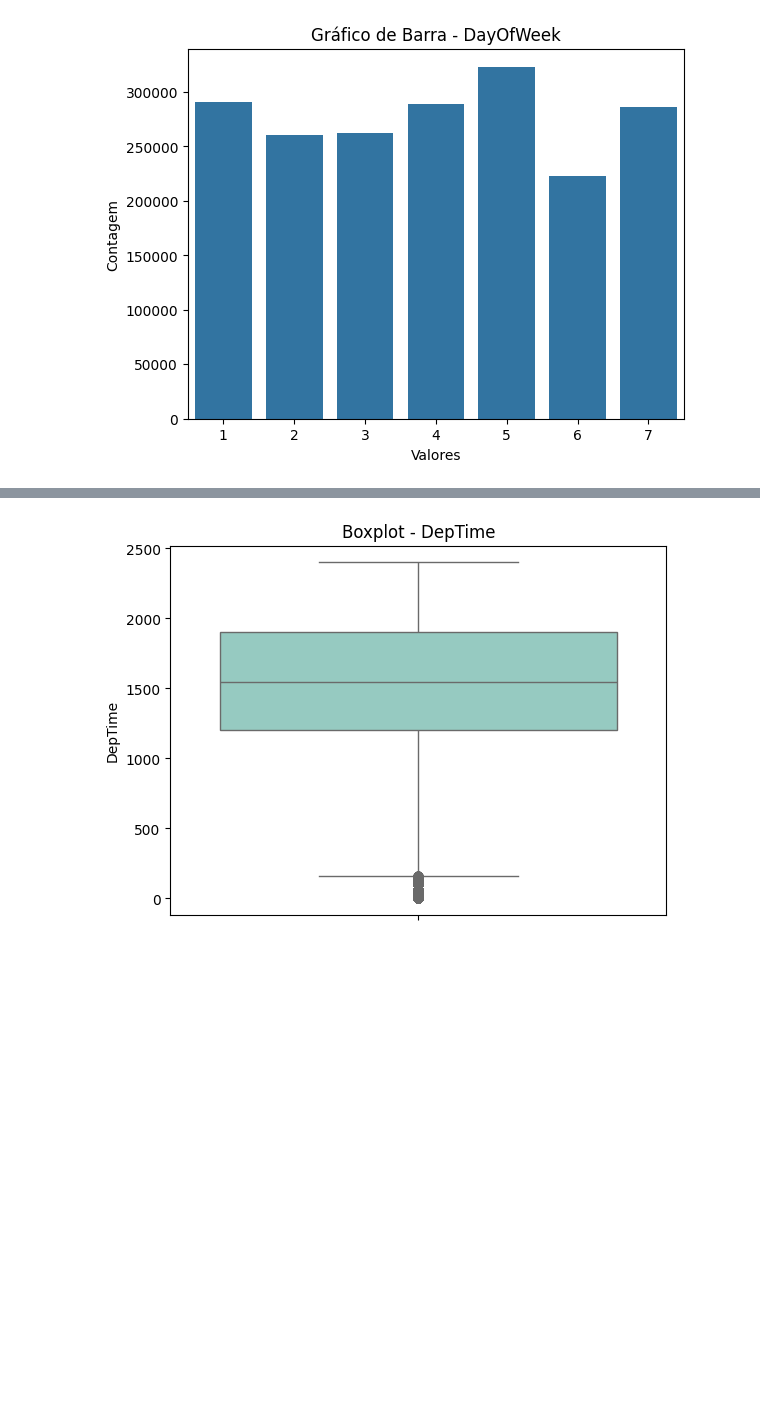
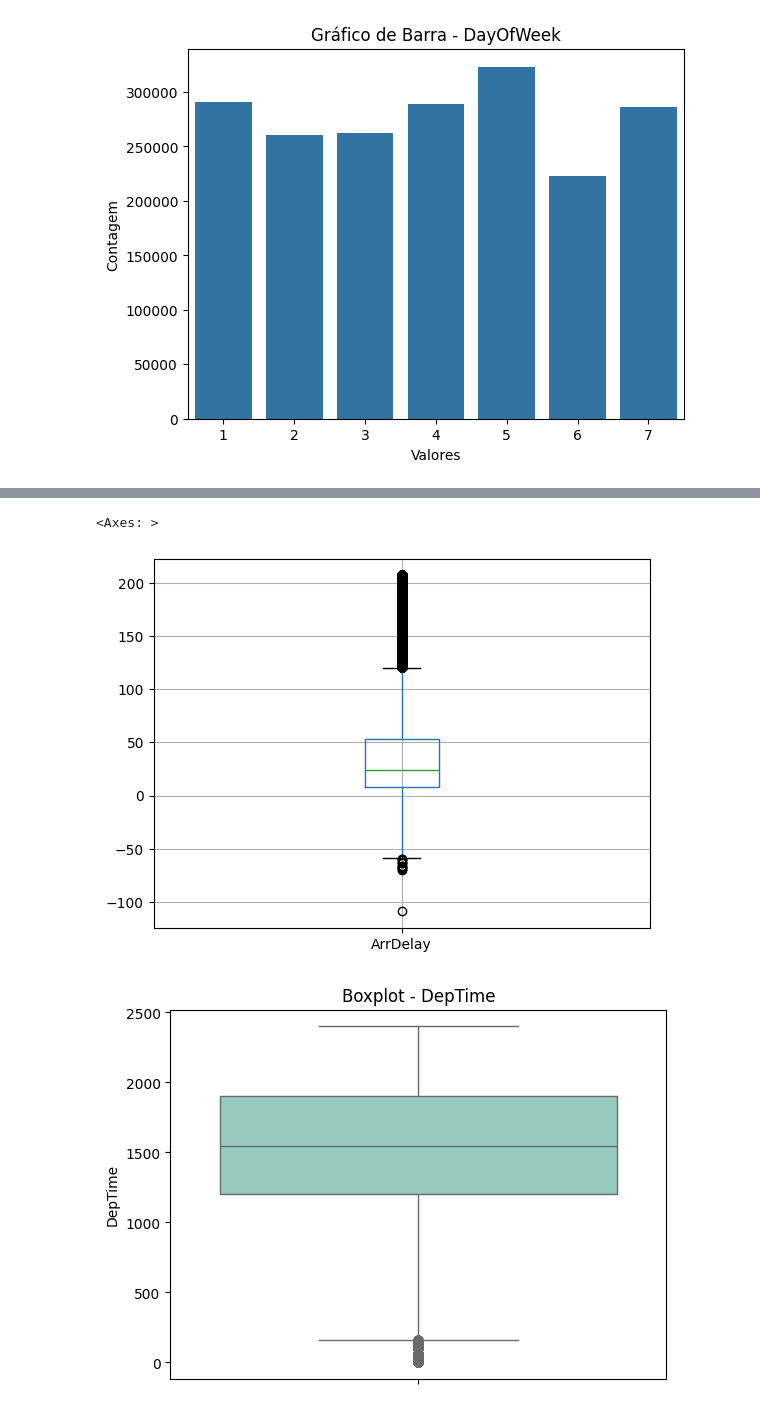
Before and after one commit to AdrielyZBoller/Projeto_Mod05_Ada_VemSerTech, a Jupyter notebook: projeto.ipynb, the cells around one changed output, grey strips where cells are left out. Drawn from its saved outputs; the diff is of its cells as text; code cells hidden in the pictures; blank space fills up the shorter version.

```diff
--- a/projeto.ipynb
+++ b/projeto.ipynb
@@ -162,7 +162,7 @@ dtype: int64
 # %%
 # Acredito que não usaremos informações das colunas TaxIn, TaxOut, TailNUm, FlightNUm e UniqueCarrier
 # Pensei em excluir
-df_s_colunas = df
+df_s_colunas = df.copy()
 df_s_colunas.drop(['TaxiIn', 'TaxiOut', 'TailNum', 'FlightNum', 'UniqueCarrier'],
                        axis=1, inplace=True)
 # %% [markdown]
@@ -276,3 +310,11 @@ for i in lista_var_discretas:
+# %%
+percentis_98 = df_s_colunas['ArrDelay'].describe(percentiles=[0.98]).loc['98%']
+df_s_outliers = df_s_colunas[df_s_colunas['ArrDelay'] <= percentis_98]
+# %%
+df_s_outliers.boxplot('ArrDelay')
+# %% [output]
+<Axes: >
+[figure, added]
 # %%
 for i in lista_var_continuas:
     # Criar boxplots para variáveis contínuas
```
Also changed, not shown: parts of 4 cells of this notebook.
